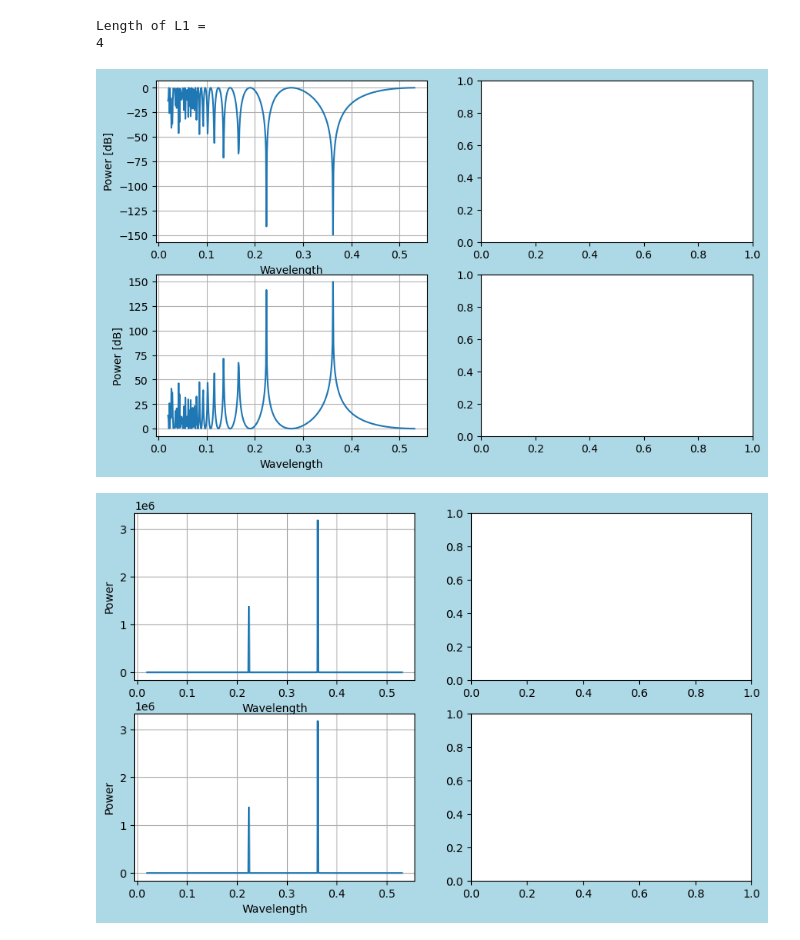
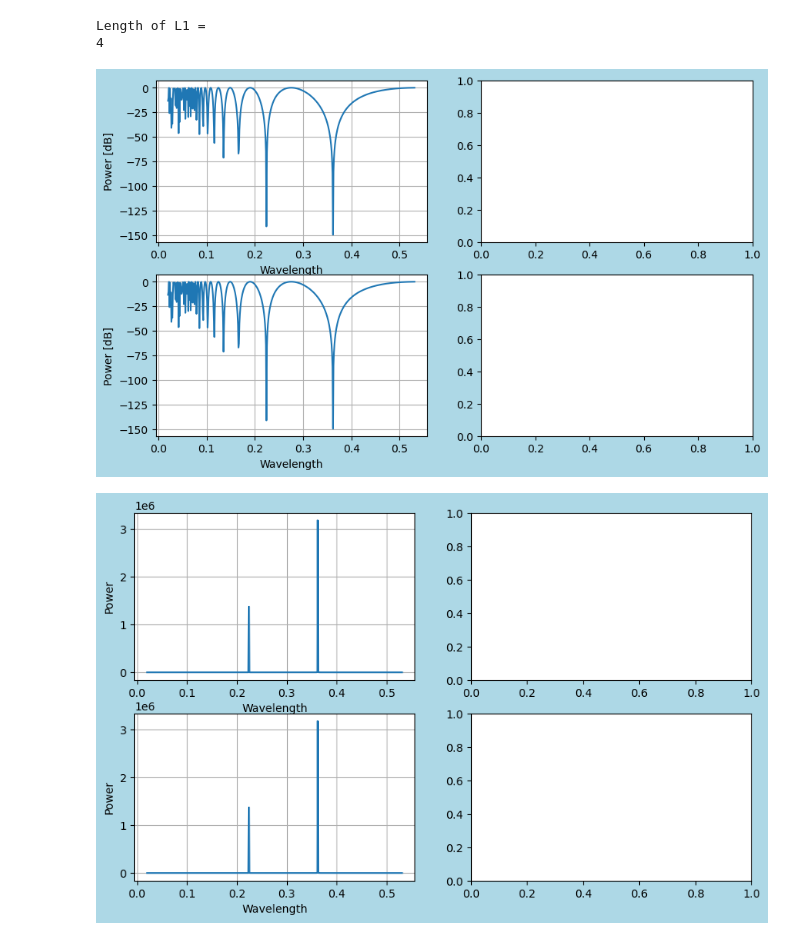
Before and after one commit to tacticstactics/Optical_thin_film_coating, a Jupyter notebook: Antireflection_1/Antireflection_main.ipynb, the cells around one changed output. Drawn from its saved outputs; the diff is of its cells as text; code cells hidden in the pictures.

```diff
--- a/Antireflection_1/Antireflection_main.ipynb
+++ b/Antireflection_1/Antireflection_main.ipynb
@@ -101,40 +101,40 @@ for ii in range(mm):
     P2col[ii] = P2
 
     P1dBcol[ii] = -10*np.log(P1)
-    P2dBcol[ii] = 10*np.log(P2)
+    P2dBcol[ii] = -10*np.log(P2)
 
     #P1_Phase = np.angle(Eout3_x)
     #P1_phasecol[ii] = P1_Phase
 
     #outer loop ended
 
 
 fig = plt.figure(figsize = (10,6), facecolor='lightblue')
 ax1 = fig.add_subplot(2, 2, 1)
 ax2 = fig.add_subplot(2, 2, 2)
 ax3 = fig.add_subplot(2, 2, 3)
 ax4 = fig.add_subplot(2, 2, 4)
 
 
 ax1.plot(wlcol,P1dBcol)
 ax1.set_xlabel("Wavelength")
 ax1.set_ylabel("Power [dB]")
 ax1.grid()
 #ax1.set_ylim(0,1)
 
 
 
 ax3.plot(wlcol,P2dBcol)
 ax3.grid()
 ax3.set_xlabel("Wavelength")
 ax3.set_ylabel("Power [dB]")
 #ax2.set_ylim(0,1)
 
 plt.show()
 # %% [output]
 Length of L1 =
 4
-[figure, old version]
+[figure, new version]
 # %%
 fig = plt.figure(figsize = (10,6), facecolor='lightblue')
 ax1 = fig.add_subplot(2, 2, 1)
```
